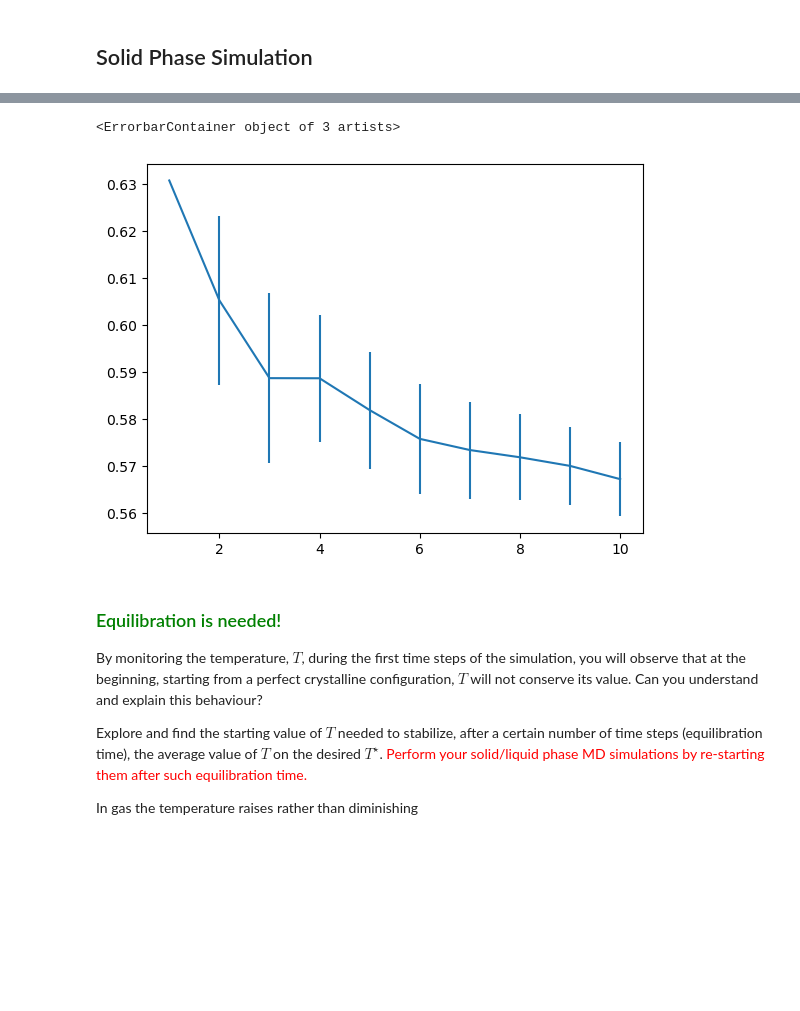
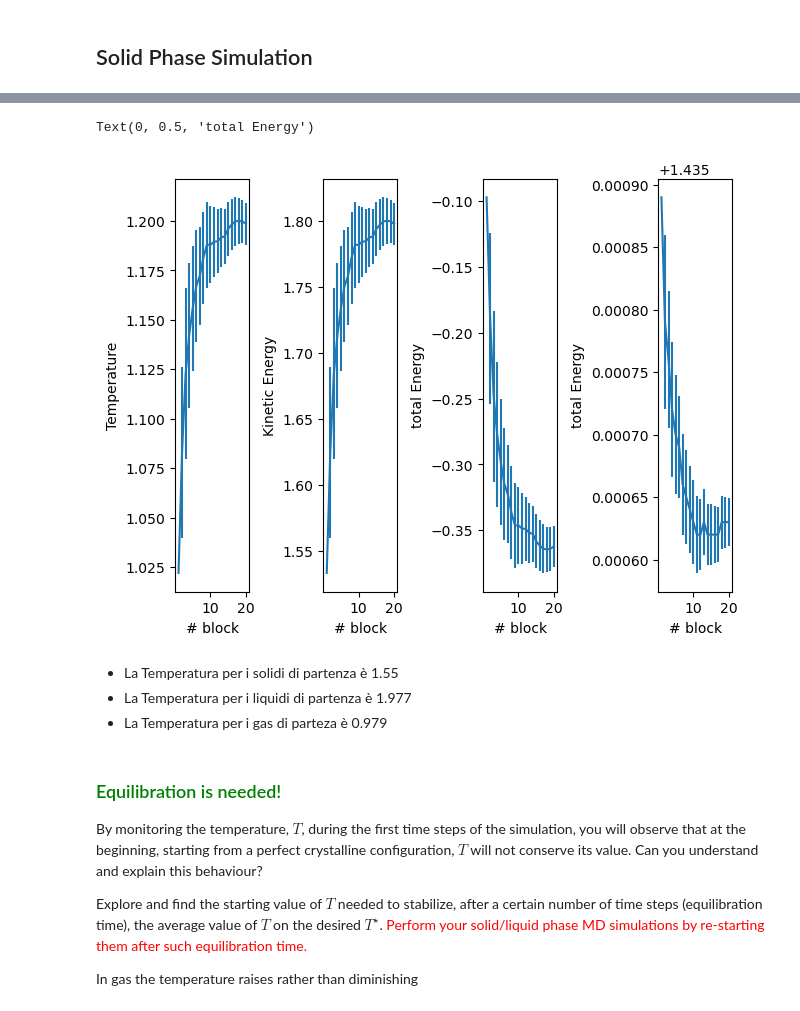
Before and after one commit to RandDouble/SimulazioneNumerica, a Jupyter notebook: LSN_Exercises_04.ipynb, the cells around one changed output, grey strips where cells are left out. Saved outputs shown, nothing was run; the diff lists cells and outputs as text; code cells hidden in the pictures; blank space fills up the shorter version.

Commit message:
cleanup, found gas, liquid and solid temperature, added command line options

```diff
--- a/LSN_Exercises_04.ipynb
+++ b/LSN_Exercises_04.ipynb
@@ -45,8 +30,37 @@ df_solid_temperature
-# %%
-plt.errorbar("block", 't_ave', 'error', data=df_solid_temperature)
-# %% [output]
-<ErrorbarContainer object of 3 artists>
-[figure, removed]
+# %%
+df_solid_temperature = pd.read_csv('NSL_SIMULATOR/OUTPUT/temperature.dat',sep = '\s+', skipinitialspace=True, keep_default_na=False, names=["block", 'actual_t', 't_ave', 'error'], skiprows=1)
+df_kinetic_energy = pd.read_csv('NSL_SIMULATOR/OUTPUT/kinetic_energy.dat',sep = '\s+', skipinitialspace=True, keep_default_na=False, names=["block", 'actual_ke', 'ke_ave', 'error'], skiprows=1)
+df_potential_energy = pd.read_csv('NSL_SIMULATOR/OUTPUT/potential_energy.dat',sep = '\s+', skipinitialspace=True, keep_default_na=False, names=["block", 'actual_pe', 'pe_ave', 'error'], skiprows=1)
+df_total_energy = pd.read_csv('NSL_SIMULATOR/OUTPUT/total_energy.dat',sep = '\s+', skipinitialspace=True, keep_default_na=False, names=["block", 'actual_te', 'te_ave', 'error'], skiprows=1)
+# df_solid_temperature
+# %%
+fig, axs = plt.subplots(1, 4, sharex=True, layout="constrained")
+# Temperatura
+axs[0].errorbar("block", "t_ave", "error", data=df_solid_temperature)
+axs[0].set_xlabel("# block")
+axs[0].set_ylabel("Temperature")
+
+# Kinetic Energy
+axs[1].errorbar("block", "ke_ave", "error", data=df_kinetic_energy)
+axs[1].set_xlabel("# block")
+axs[1].set_ylabel('Kinetic Energy')
+
+# Potential Energy
+axs[2].errorbar("block", "pe_ave", "error", data=df_potential_energy)
+axs[2].set_xlabel("# block")
+axs[2].set_ylabel('total Energy')
+
+# Total energy
+axs[3].errorbar("block", "te_ave", "error", data=df_total_energy)
+axs[3].set_xlabel("# block")
+axs[3].set_ylabel('total Energy')
+# %% [output]
+Text(0, 0.5, 'total Energy')
+[figure, added]
+# %% [markdown]
+- La Temperatura per i solidi di partenza è 1.55
+- La Temperatura per i liquidi di partenza è 1.977
+- La Temperatura per i gas di parteza è 0.979
 # %% [markdown]
 ### <span style="color:green"> Equilibration is needed!</span>
 
```
Also changed, not shown: parts of 1 cell of this notebook, 25 other files.
